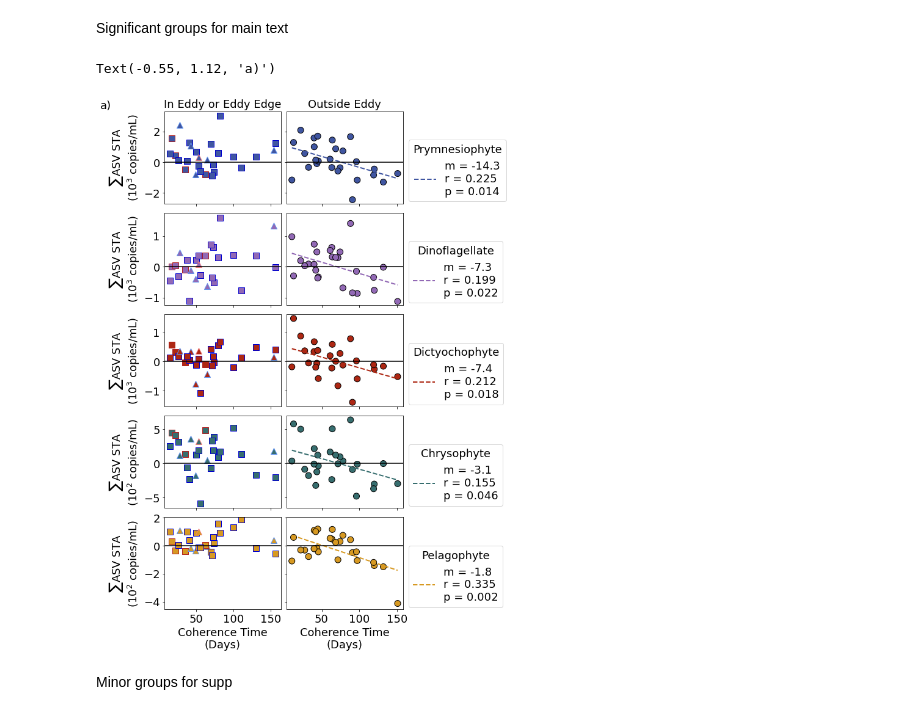
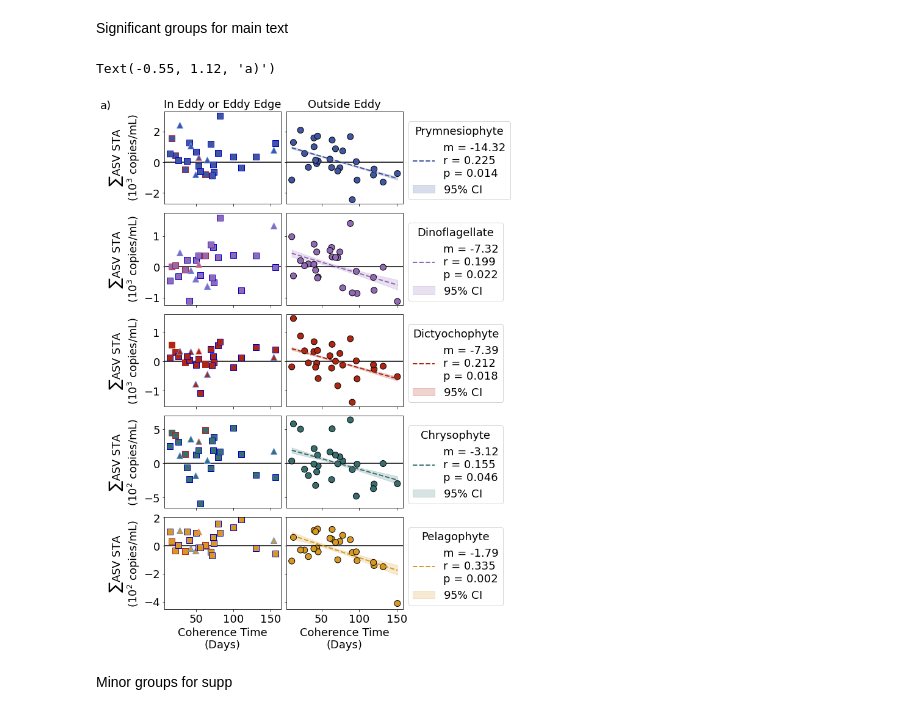
Before and after one commit to lexi-jones/G4_phyto_advection, a Jupyter notebook: phytoplankton_pipeline/dispersal_vs_eco_metrics_v9.ipynb, the cells around one changed output. Saved outputs shown, nothing was run; the diff lists cells and outputs as text; code cells hidden in the pictures.

Commit message:
revision figure updates, including bootstrap results

```diff
--- a/phytoplankton_pipeline/dispersal_vs_eco_metrics_v9.ipynb
+++ b/phytoplankton_pipeline/dispersal_vs_eco_metrics_v9.ipynb
@@ -504,2 +513,20 @@ plt.tight_layout()
+# %%
+def bootstrap_linear_regression(bootstrap_df,sample_inds):
+
+    coh_vals = div_merged_df.CMEMS_avg_coh[sample_inds]
+    coh_vals_sorted = sorted(coh_vals) # used for regression output
+
+    boot_fits, boot_slopes = [],[]
+    boot_df_ind_subset = bootstrap_df[sample_inds].iloc[:,1:] # the 1 index ignore the sample name column
+
+    for col in boot_df_ind_subset:
+        boot_STA = boot_df_ind_subset[col]
+
+        # FIT REGRESSION TO DATA
+        slope, intercept, _, _, _ = spy.linregress(coh_vals, boot_STA)
+        boot_slopes.append(slope)
+        boot_fits.append([slope*i+intercept for i in coh_vals_sorted]) #regression y-vals
+
+    return boot_fits, boot_slopes, coh_vals_sorted
 # %%
 fig,ax = plt.subplots(1,2,figsize=(10.5,5.5)) # (width,height)
@@ -810,6 +846,20 @@ for col in ['Prymnesiophyte', 'Dinoflagellate', 'Dictyochophyte', 'Chrysophyte',
         pwr = 3
     else:
         pwr = 2
+
+    ########################## REGRESSION CONFIDENCE INTERVALS #########################
+
+    group_boot_sum = pd.read_csv(highcov_dir + 'bootstrapped_STAs/%s_bootstrapped_STA_sums.csv'%(col))
+
+    # Outside eddy
+    bg_boot_fits, bg_boot_slopes, bg_x_vals = bootstrap_linear_regression(group_boot_sum,bg_inds)
+    bg_fit_lower = np.divide(np.quantile(bg_boot_fits,0.025,axis=0),10**pwr)
+    bg_fit_upper = np.divide(np.quantile(bg_boot_fits,0.975,axis=0),10**pwr)
+
+    ax[count,1].fill_between(bg_x_vals,bg_fit_lower,bg_fit_upper,zorder=0,
+                             color=euk_color_dict[col][0],alpha=0.2,label='$95\%$ CI')
+
+    ########################## SCATTER PLOTS #########################
 
     #### IN EDDY ####
     eddy_y = np.divide(div_merged_df[col][eddy_inds],10**pwr) # dividing by 10^pwr to have smaller numbers in plot
@@ -840,40 +890,43 @@ for col in ['Prymnesiophyte', 'Dinoflagellate', 'Dictyochophyte', 'Chrysophyte',
     fit = [slope*i+intercept for i in bg_x_sorted]
     ax[count,1].scatter(bg_x,bg_y,c=euk_color_dict[col][0],s=100,
                         edgecolor=list(div_merged_df[bg_inds]['eddy_color']))
     ax[count,1].plot(bg_x_sorted,fit,linewidth=2,linestyle='--',c=euk_color_dict[col][0],
-                     label='m = %s\nr = %s\np = %s'%(round(slope*(10**pwr),1),round(r_value**2,3),round(p_value,3)))
-    ax[count,1].legend(title=col, bbox_to_anchor=(1,0.75))
+                     label='m = %s\nr = %s\np = %s'%(round(slope*(10**pwr),2),
+                                                             round(r_value**2,3),
+                                                             round(p_value,3)))
+    ax[count,1].legend(title=col, bbox_to_anchor=(1,0.95))
 
-    #### PARAMS ####
+    ########################## AESTHETICS #########################
+
     ax[count,0].set_ylabel('$\sum$ASV STA\n($10^%s$ copies/mL)'%(pwr))
 
     # Ylims
     ymin = np.min(list(eddy_y)+list(bg_y))-(np.abs(np.min(list(eddy_y)+list(bg_y)))/10)
     ymax = np.max(list(eddy_y)+list(bg_y))+(np.max(list(eddy_y)+list(bg_y))/10)
     ax[count,0].set_ylim([ymin,ymax])
     ax[count,1].set_ylim([ymin,ymax])
     ax[count,1].set_yticklabels([])
 
-    ax[count,0].axhline(0,c='k')
-    ax[count,1].axhline(0,c='k')
+    ax[count,0].axhline(0,c='k',zorder=0)
+    ax[count,1].axhline(0,c='k',zorder=0)
 
     if count != 4:
         ax[count,0].set_xticklabels([])
         ax[count,1].set_xticklabels([])
 
     count += 1
 
 ax[0,0].set_title('In Eddy or Eddy Edge')
 ax[0,1].set_title('Outside Eddy')
 ax[4,0].set_xlabel('Coherence Time\n(Days)')
 ax[4,1].set_xlabel('Coherence Time\n(Days)')
 
 ax[0,0].text(-0.55, 1.12, 'a)',transform=ax[0,0].transAxes,va='top',ha='left')
 
-#plt.savefig(euk_paper_dir + '/figs/supp/prelim/major_euk_group_STA_vs_coh_v3.pdf',dpi=350,bbox_inches='tight',format='pdf')
+#plt.savefig(euk_paper_dir + '/figs/supp/prelim/major_euk_group_STA_vs_coh_v4.pdf',dpi=350,bbox_inches='tight',format='pdf')
 # %% [output]
 Text(-0.55, 1.12, 'a)')
-[figure, old version]
+[figure, new version]
 # %% [markdown]
 Minor groups for supp
 # %%
```
Also changed, not shown: parts of 66 cells of this notebook, 2 other files.
